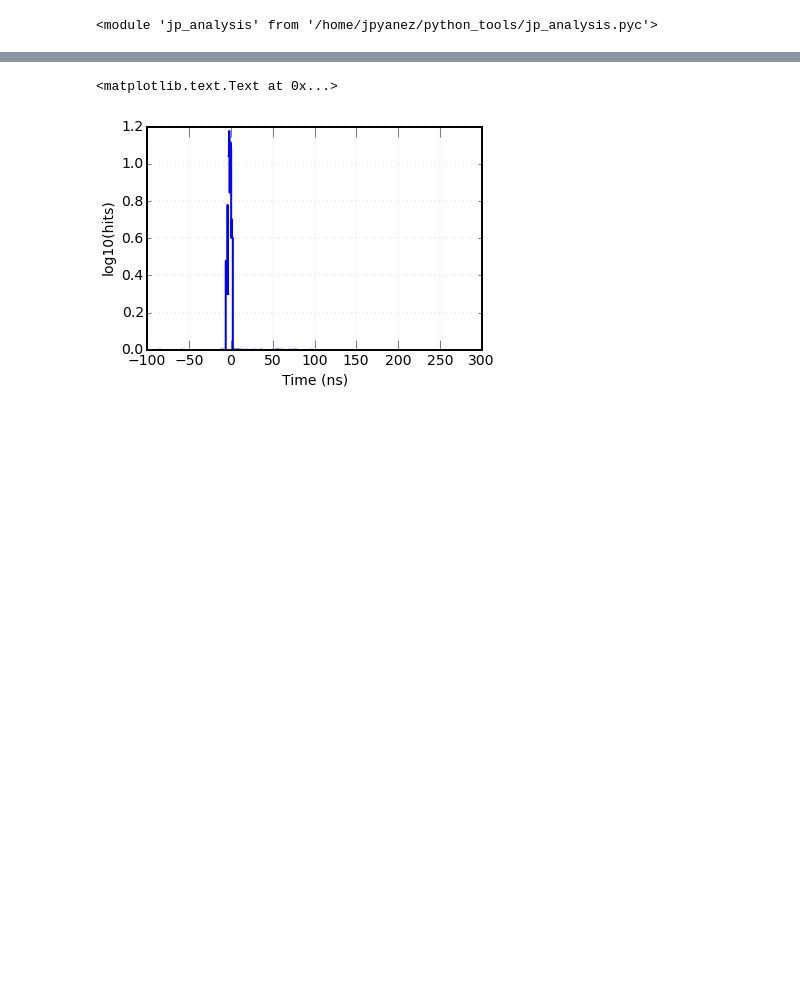
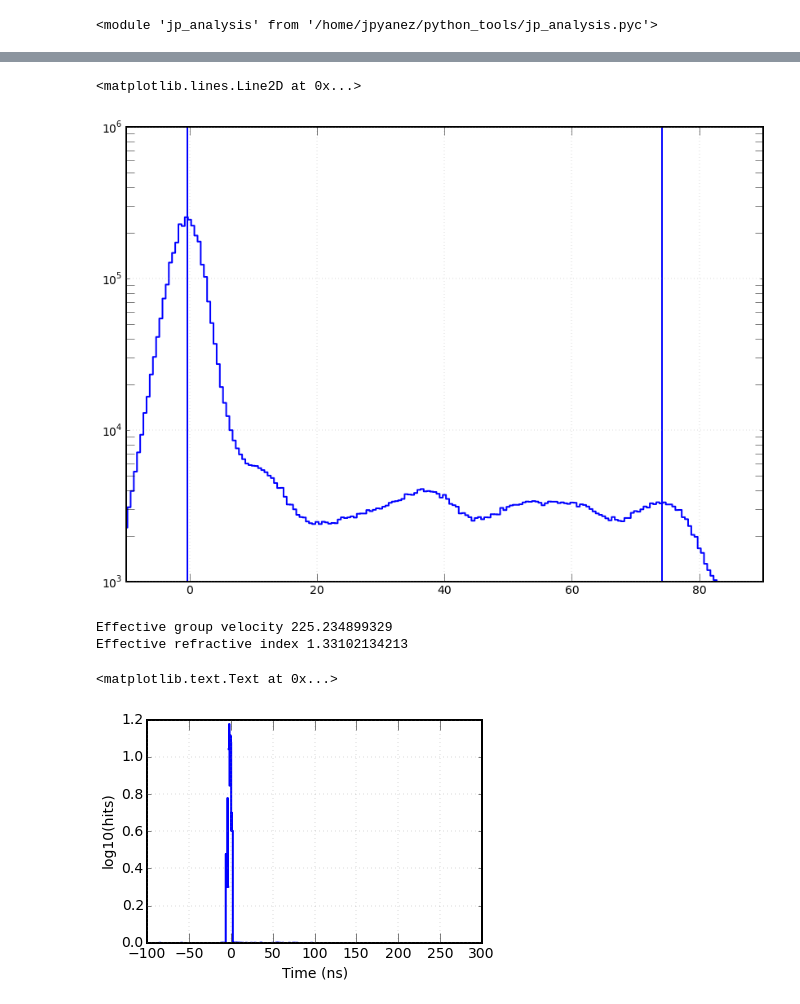
Before and after one commit to jpyanez/ipython_notebooks, a Jupyter notebook: SNOplus/calibration/Reflection_fit_peak_positions_gauss_n16.ipynb, the cells around one changed output, grey strips where cells are left out. Cells and saved outputs as stored; diff of their text form; code cells hidden in the pictures; blank space fills up the shorter version.

```diff
--- a/SNOplus/calibration/Reflection_fit_peak_positions_gauss_n16.ipynb
+++ b/SNOplus/calibration/Reflection_fit_peak_positions_gauss_n16.ipynb
@@ -61,3 +61,21 @@ plt.xlabel('PMT ID')
+# %%
+plt.figure(figsize=(14,10))
+jplot.unfilledBar(tedges, rbins.sum(axis=0))
+plt.yscale('log')
+plt.xlim(-10, 90)
+plt.ylim(10**3, 10**6)
+plt.axvline(x=-0.4, ymin=0, ymax=10**6)
+plt.axvline(x=74.1, ymin=0, ymax=10**6)
+# %% [output]
+<matplotlib.lines.Line2D at 0x...>
+[figure, added]
+# %%
+effvel = 2.*8390./(74.5)
+print 'Effective group velocity', effvel
+print 'Effective refractive index', c/effvel
+# %% [output]
+Effective group velocity 225.234899329
+Effective refractive index 1.33102134213
 # %%
 jplot.unfilledBar(tedges, np.log10(bins[1,:]))
 #plt.xlim([240, 300])
```
Also changed, not shown: parts of 2 cells of this notebook, 4 other files.
